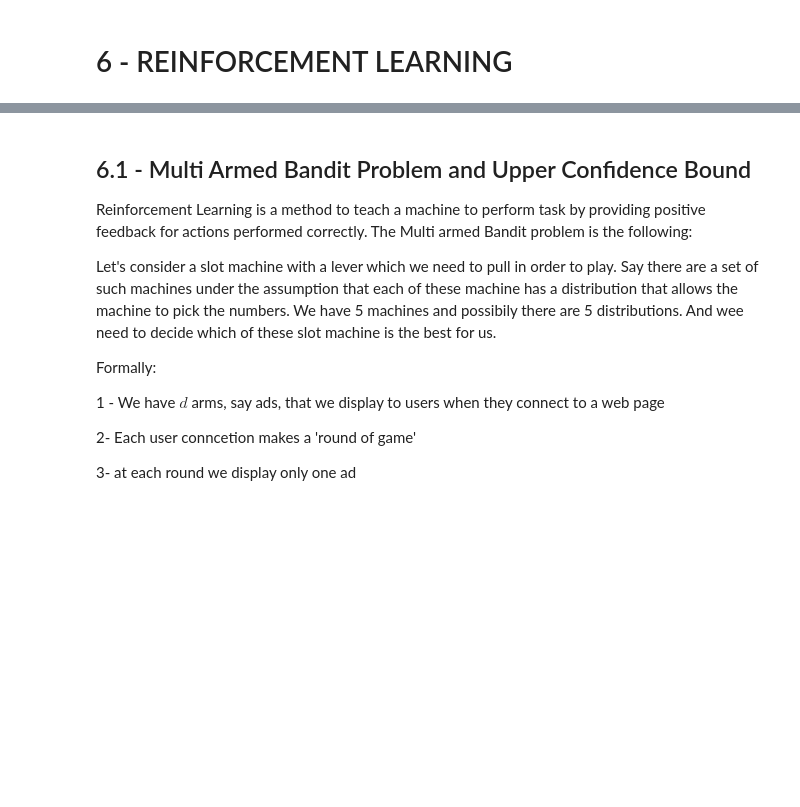
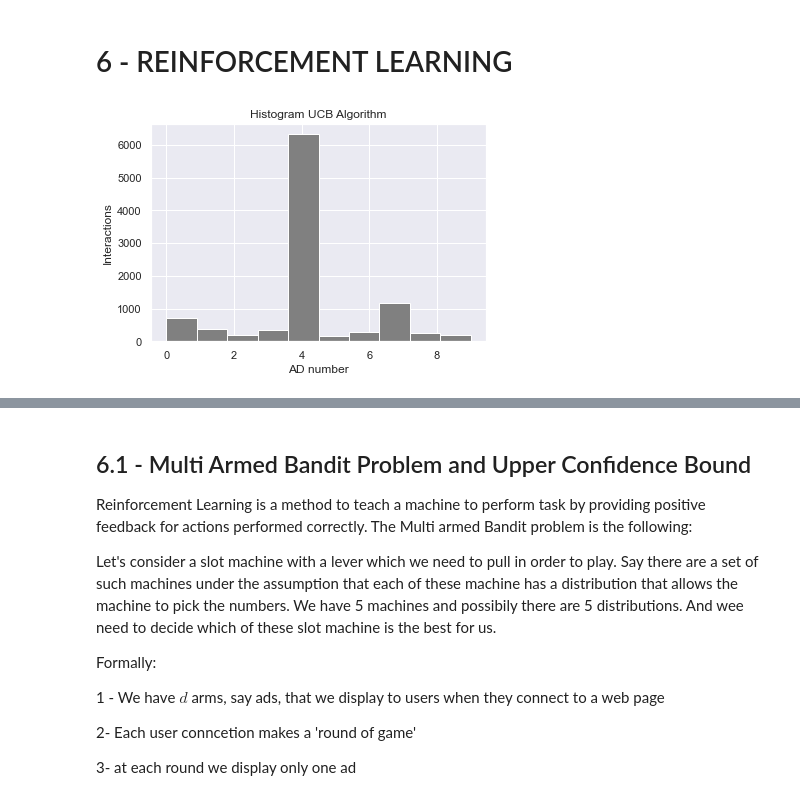
Before and after one commit to JacquesLeen/MachineLearningProjects, a Jupyter notebook: ML - Reinforcement Learning.ipynb, the cells around one changed output, grey strips where cells are left out. Saved outputs shown, nothing was run; the diff lists cells and outputs as text; code cells hidden in the pictures; blank space fills up the shorter version.

```diff
--- a/ML - Reinforcement Learning.ipynb
+++ b/ML - Reinforcement Learning.ipynb
@@ -13,27 +13,40 @@ dataset = pd.read_csv('Part 6 - Reinforcement Learning/Section 32 - Upper Confid
 # %%
 #implementation of the UCB algorithm
 import math
-num_of_slection = [0]*d #intialize a list of 10 0s
-sums_of_rewards = [0]*d
-avg_reward = 0
-tot_reward = 0
-d = 10
-N = 10000
-ads_selected=[]
+ranges = [1000, 2000, 3000, 4000, 5000, 6000, 7000, 8000, 9000, 10000]
+for rounds in ranges:
+    num_of_slection = [0]*d #intialize a list of 10 0s
+    sums_of_rewards = [0]*d
+    avg_reward = 0
+    tot_reward = 0
+    d = 10
+    N = rounds
+    ads_selected=[]
 
-for i in range(0,N,1):
-    ad = 0
-    max_UCB = 0
-    for j in range(0,d):
-        if(num_of_slection[j] != 0):
-            avg_reward =  sums_of_rewards[j]/num_of_slection[j]
-            delta = math.sqrt(3/2 * math.log(i+1)/ num_of_slection[j])
-            UCB = avg_reward + delta
-        else:
-            UCB = 1e400 #force selection of the ad
-        if(UCB > max_UCB):
-            max_UCB =UCB
-            ad = j
-    ads_selected.append(ad)
-    num_of_slection[ad] += 1
-    sums_of_rewards[ad] += dataset.values[i,ad]
+    for i in range(0,N,1):
+        ad = 0
+        max_UCB = 0
+        for j in range(0,d):
+            if(num_of_slection[j] != 0):
+                avg_reward =  sums_of_rewards[j]/num_of_slection[j]
+                delta = math.sqrt(3/2 * math.log(i+1)/ num_of_slection[j])
+                UCB = avg_reward + delta
+            else:
+                UCB = 1e400 #force selection of the ad
+            if(UCB > max_UCB):
+                max_UCB =UCB
+                ad = j
+        ads_selected.append(ad)
+        num_of_slection[ad] += 1
+        reward = dataset.values[i,ad]
+        sums_of_rewards[ad] += reward
+        tot_reward += reward
+
+    plt.hist(ads_selected, color='grey')
+    plt.xlabel('AD number')
+    plt.ylabel('Interactions')
+    plt.title('Histogram UCB Algorithm')
+    plt.tight_layout
+    plt.savefig('Part 6 - Reinforcement Learning/Section 32 - Upper Confidence Bound (UCB)/HIST_'+str(rounds)+'.jpg')
+# %% [output]
+[figure, added]
```
Also changed, not shown: parts of 1 cell of this notebook.
